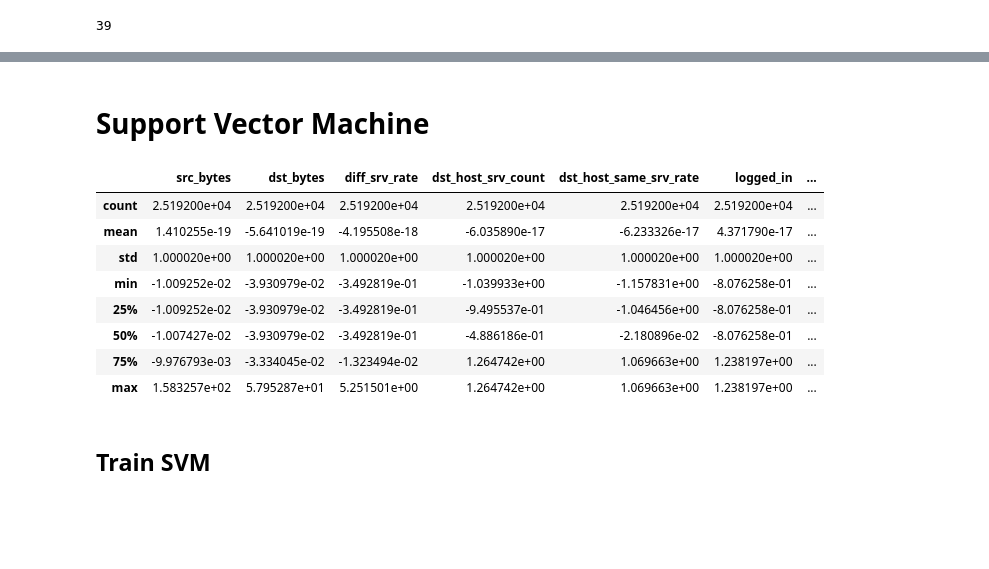
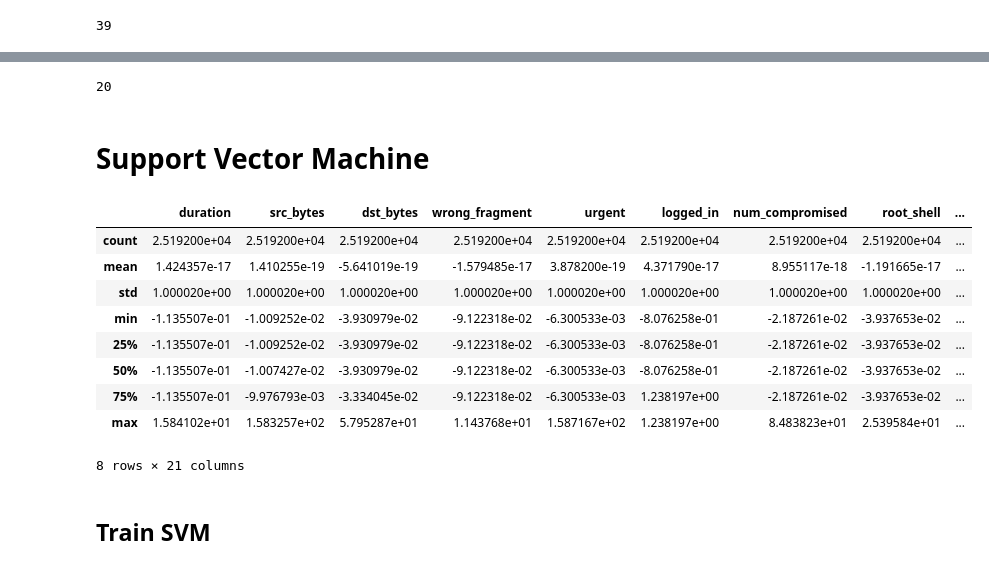
Before and after one commit to HarrisKucukalic/CSS2_Group_3, a Jupyter notebook: Harris.ipynb, the cells around one changed output, grey strips where cells are left out. Cells and saved outputs as stored; diff of their text form; code cells hidden in the pictures; blank space fills up the shorter version.

```diff
--- a/Harris.ipynb
+++ b/Harris.ipynb
@@ -466,29 +510,34 @@ print(selected_features.tolist())
+# %%
+len(selected_features.tolist())
+# %% [output]
+20
 # %% [markdown]
 # Support Vector Machine
 # %%
 from sklearn.preprocessing import StandardScaler
 from matplotlib import pyplot
 # Create a subset of the dataset excluding the specified columns
-subset_data_train = top_10_info[['src_bytes', 'dst_bytes', 'diff_srv_rate', 'dst_host_srv_count', 'dst_host_same_srv_rate', 'logged_in', 'dst_host_serror_rate', 'dst_host_srv_serror_rate']]
-
+subset_data_train = int_data_no_strings[['duration', 'src_bytes', 'dst_bytes', 'wrong_fragment', 'urgent', 'logged_in', 'num_compromised', 'root_shell', 'num_root', 'num_file_creations', 'num_shells', 'num_access_files', 'count', 'serror_rate', 'rerror_rate', 'same_srv_rate', 'dst_host_same_src_port_rate', 'dst_host_srv_diff_host_rate', 'dst_host_serror_rate', 'dst_host_srv_serror_rate']]
+# subset_data_train = int_data_no_strings
 # Perform z-score normalization on the selected columns
 std_scaler = StandardScaler()
 normalized_data_train = std_scaler.fit_transform(subset_data_train)
 
 # Create a DataFrame with normalized data
 normalized_df_train = pd.DataFrame(normalized_data_train, columns=subset_data_train.columns)
 normalized_df_train['class_label'] = top_10_info_gain['class_label']
 normalized_df_train.describe()
 # %% [output]
-|  | src_bytes | dst_bytes | diff_srv_rate | dst_host_srv_count | dst_host_same_srv_rate | logged_in | ... |
-| count | 2.519200e+04 | 2.519200e+04 | 2.519200e+04 | 2.519200e+04 | 2.519200e+04 | 2.519200e+04 | ... |
-| mean | 1.410255e-19 | -5.641019e-19 | -4.195508e-18 | -6.035890e-17 | -6.233326e-17 | 4.371790e-17 | ... |
-| std | 1.000020e+00 | 1.000020e+00 | 1.000020e+00 | 1.000020e+00 | 1.000020e+00 | 1.000020e+00 | ... |
-| min | -1.009252e-02 | -3.930979e-02 | -3.492819e-01 | -1.039933e+00 | -1.157831e+00 | -8.076258e-01 | ... |
-| 25% | -1.009252e-02 | -3.930979e-02 | -3.492819e-01 | -9.495537e-01 | -1.046456e+00 | -8.076258e-01 | ... |
-| 50% | -1.007427e-02 | -3.930979e-02 | -3.492819e-01 | -4.886186e-01 | -2.180896e-02 | -8.076258e-01 | ... |
-| 75% | -9.976793e-03 | -3.334045e-02 | -1.323494e-02 | 1.264742e+00 | 1.069663e+00 | 1.238197e+00 | ... |
-| max | 1.583257e+02 | 5.795287e+01 | 5.251501e+00 | 1.264742e+00 | 1.069663e+00 | 1.238197e+00 | ... |
+|  | duration | src_bytes | dst_bytes | wrong_fragment | urgent | logged_in | num_compromised | root_shell | ... |
+| count | 2.519200e+04 | 2.519200e+04 | 2.519200e+04 | 2.519200e+04 | 2.519200e+04 | 2.519200e+04 | 2.519200e+04 | 2.519200e+04 | ... |
+| mean | 1.424357e-17 | 1.410255e-19 | -5.641019e-19 | -1.579485e-17 | 3.878200e-19 | 4.371790e-17 | 8.955117e-18 | -1.191665e-17 | ... |
+| std | 1.000020e+00 | 1.000020e+00 | 1.000020e+00 | 1.000020e+00 | 1.000020e+00 | 1.000020e+00 | 1.000020e+00 | 1.000020e+00 | ... |
+| min | -1.135507e-01 | -1.009252e-02 | -3.930979e-02 | -9.122318e-02 | -6.300533e-03 | -8.076258e-01 | -2.187261e-02 | -3.937653e-02 | ... |
+| 25% | -1.135507e-01 | -1.009252e-02 | -3.930979e-02 | -9.122318e-02 | -6.300533e-03 | -8.076258e-01 | -2.187261e-02 | -3.937653e-02 | ... |
+| 50% | -1.135507e-01 | -1.007427e-02 | -3.930979e-02 | -9.122318e-02 | -6.300533e-03 | -8.076258e-01 | -2.187261e-02 | -3.937653e-02 | ... |
+| 75% | -1.135507e-01 | -9.976793e-03 | -3.334045e-02 | -9.122318e-02 | -6.300533e-03 | 1.238197e+00 | -2.187261e-02 | -3.937653e-02 | ... |
+| max | 1.584102e+01 | 1.583257e+02 | 5.795287e+01 | 1.143768e+01 | 1.587167e+02 | 1.238197e+00 | 8.483823e+01 | 2.539584e+01 | ... |
+8 rows × 21 columns
 # %%
 from sklearn.model_selection import train_test_split
 X = normalized_df_train.drop(["class_label"], axis=1)
```
Also changed, not shown: parts of 30 cells of this notebook.
